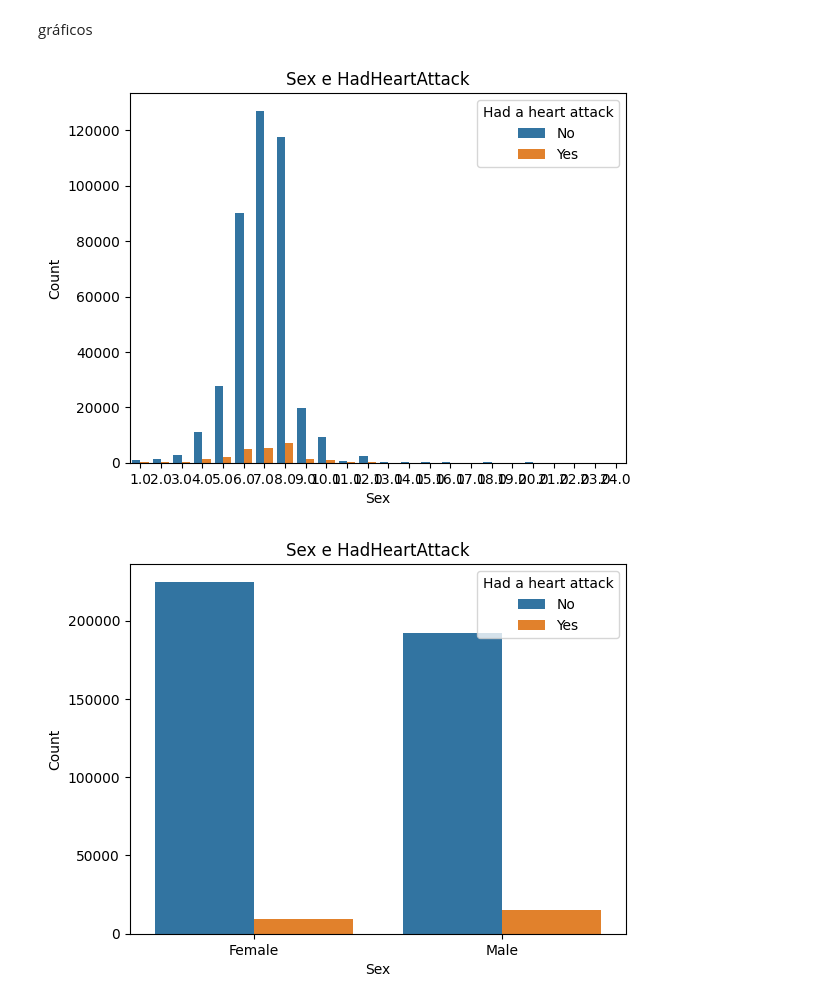
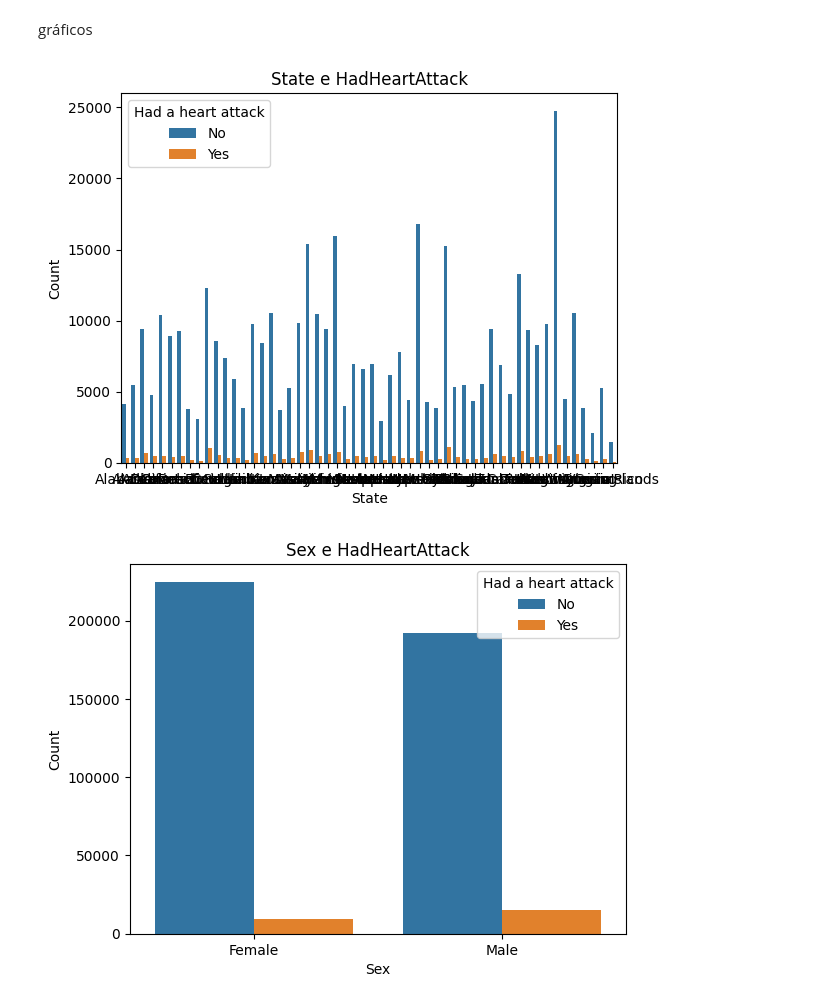
Before and after one commit to belcogo/data-analysis-for-machine-learning, a Jupyter notebook: demo.ipynb, the cells around one changed output. Saved outputs shown, nothing was run; the diff lists cells and outputs as text; code cells hidden in the pictures.

```diff
--- a/demo.ipynb
+++ b/demo.ipynb
@@ -42,18 +42,18 @@ patients_data.describe()
 gráficos
 # %%
 # Criar um gráfico de contagem
-sns.countplot(data=patients_data, x='SleepHours', hue='HadHeartAttack')
+sns.countplot(data=patients_data, x='State', hue='HadHeartAttack')
 
 # Configurar o título e os rótulos
-plt.title('SleepHours e HadHeartAttack')
-plt.xlabel('SleepHours')
+plt.title('State e HadHeartAttack')
+plt.xlabel('State', )
 plt.ylabel('Count')
 plt.legend(title='Had a heart attack')
 
 # Mostrar o gráfico
 plt.show()
 # %% [output]
-[figure, old version]
+[figure, new version]
 # %%
 # Criar um gráfico de contagem
 sns.countplot(data=patients_data, x='Sex', hue='HadHeartAttack')
```
Also changed, not shown: parts of 5 cells of this notebook.
